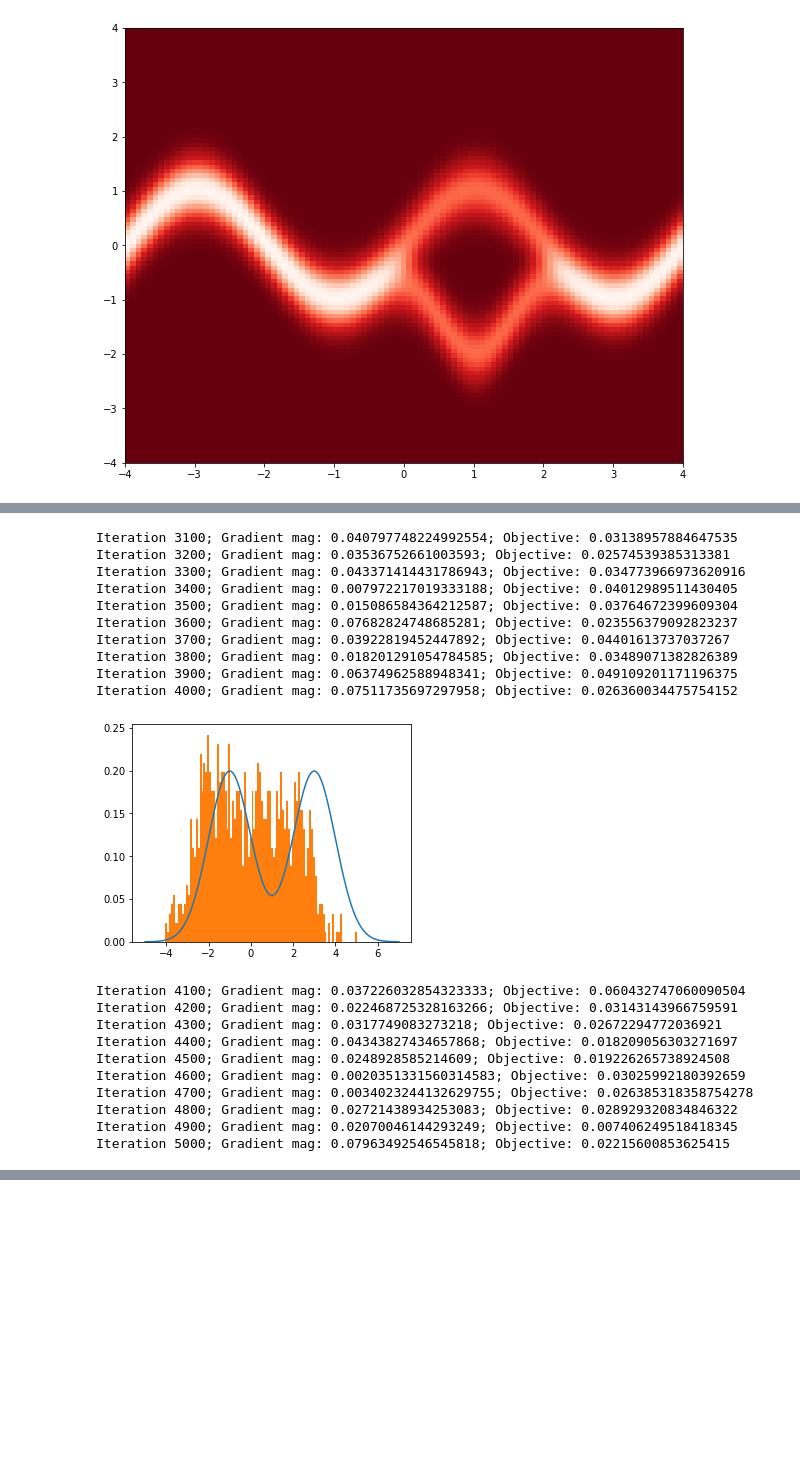
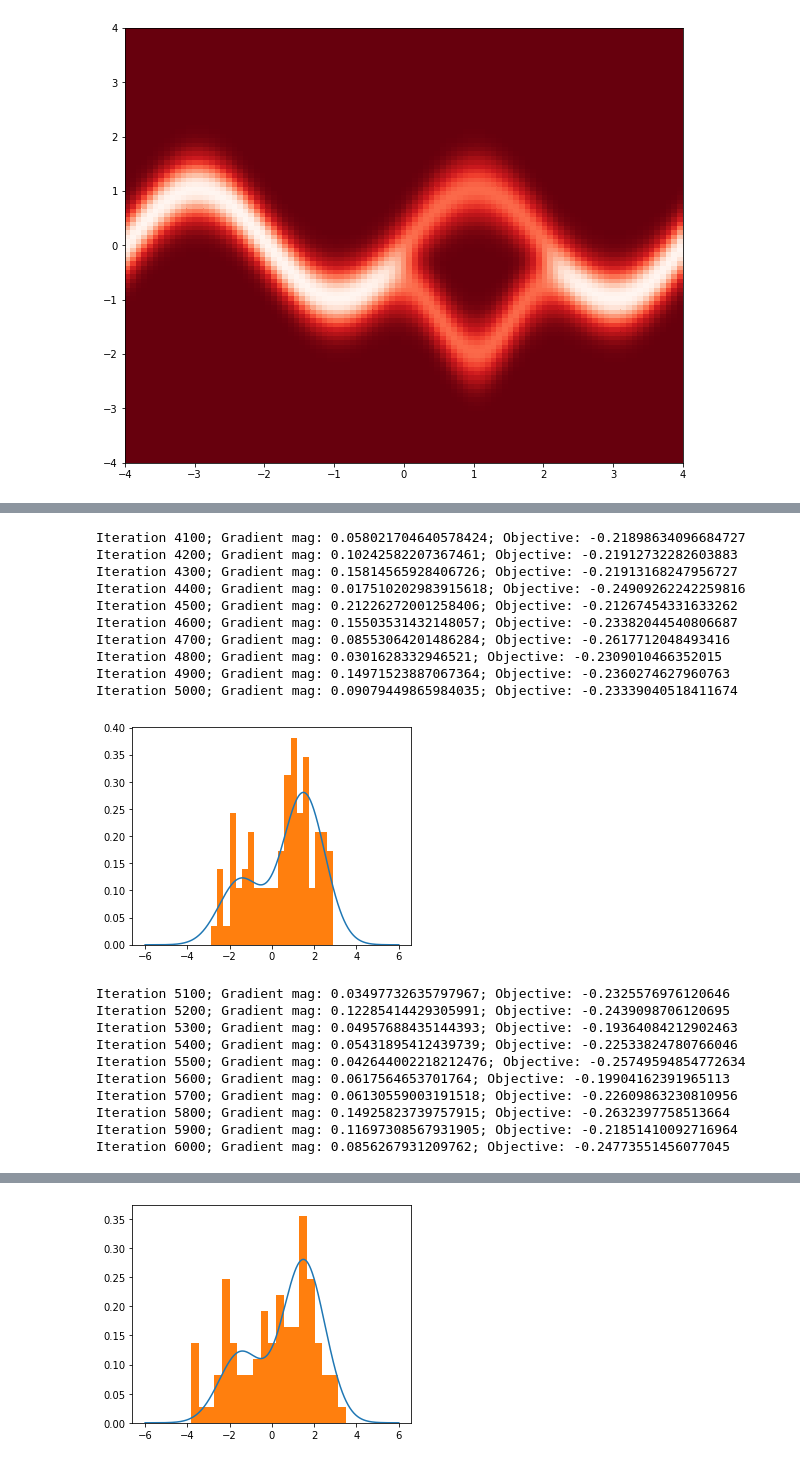
Before and after one commit to suton5/vi-normflows, a Jupyter notebook: updated_experimentation.ipynb, the cells around one changed output, grey strips where cells are left out. Cells and saved outputs as stored; diff of their text form; code cells hidden in the pictures; blank space fills up the shorter version.

```diff
--- a/updated_experimentation.ipynb
+++ b/updated_experimentation.ipynb
@@ -56,8 +56,8 @@ def p4(z):
 
 def gmm(z):
     gauss_uni = lambda x, mu, sigma: 1/np.sqrt(2*np.pi*sigma**2) * np.exp(-0.5*((x-mu)/sigma)**2)
-    pi = np.array([0.5, 0.5])
-    mu = np.array([-1, 3])
+    pi = np.array([0.3, 0.7])
+    mu = np.array([-1.5, 1.5])
     sigma = np.array([1 , 1])
     return pi[0]*gauss_uni(z, mu[0], sigma[0]) + pi[1]*gauss_uni(z, mu[1], sigma[1])
 
@@ -96,11 +96,11 @@ def gradient_create(target, eps, dim_z, num_samples, K):
 
     return variational_objective, gradient, unpack_params
 # %%
-K = 16
-dim_z = 2
+K = 2
+dim_z = 1
 num_samples = 1000
-num_iter = 60000
-func = p3
+num_iter = 10000
+func = gmm
 
 objective, gradient, unpack_params = gradient_create(func, 1e-7, dim_z, num_samples, K)
 
@@ -120,7 +120,8 @@ def callback(params, t, g):
             z_prev = z_prev + np.outer(h(np.matmul(z_prev, w) + b), u_hat)
         z_K = z_prev
         plt.figure(figsize=(5,4))
-        plt.scatter(z_K[:,0], z_K[:,1])
+#         plt.scatter(z_K[:,0], z_K[:,1])
+        plt.hist(z_K, 100, density=True)
         plt.show()
 
 
@@ -129,7 +130,7 @@ init_U = 1*np.ones((K, dim_z))
 init_b = 1*np.ones((K))
 init_params = np.concatenate((init_W.flatten(), init_U.flatten(), init_b.flatten()))
 
-variational_params = adam(gradient, init_params, callback, num_iter, 5e-4)
+variational_params = rmsprop(gradient, init_params, callback, num_iter, 5e-4)
 # %% [output]
 Iteration 0; Gradient mag: 1.2903990308303066; Objective: 11.915458248677828
 [figure]
@@ -257,19 +258,19 @@ plt.show()
 # %%
 K = 1
 dim_z = 1
-num_samples = 1000
-num_iter = 10000
+num_samples = 100
+num_iter = 7000
 func = gmm
 
 objective, gradient, unpack_params = gradient_create(func, 1e-7, dim_z, num_samples, K)
 
 objectives = []
 def callback(params, t, g):
-    if t%100 == 0:
-        print("Iteration {}; Gradient mag: {}; Objective: {}".format(t,
+    if (t+1)%100 == 0:
+        print("Iteration {}; Gradient mag: {}; Objective: {}".format(t+1,
             np.linalg.norm(gradient(params, t)), objective(params, t)))
         objectives.append(objective(params, t))
-    if t%1000 == 0:
+    if (t+1)%1000 == 0:
         W, U, B = unpack_params(params)
         z0 = np.random.randn(num_samples, dim_z)
         z_prev = z0
@@ -278,18 +279,18 @@ def callback(params, t, g):
             u_hat = (m(np.dot(w,u)) - np.dot(w,u)) * (w / np.linalg.norm(w)) + u
             z_prev = z_prev + np.outer(h(np.matmul(z_prev, w) + b), u_hat)
         z_K = z_prev
-        samples = np.linspace(-5, 7, 1201)
+        samples = np.linspace(-6, 6, 1201)
         z = np.array([gmm(samples[i]) for i in range(samples.shape[0])])
         plt.figure(figsize=(5,4))
         idx = np.argsort(samples)
         plt.plot(samples[idx], z[idx])
-        plt.hist(z_K, 100, density=True)
+        plt.hist(z_K, 20, density=True)
         plt.show()
 
 
-init_W = 1*np.ones((K, dim_z))
-init_U = 1*np.ones((K, dim_z))
-init_b = 1*np.ones((K))
+init_W = 0.1*np.ones((K, dim_z))
+init_U = 0.1*np.ones((K, dim_z))
+init_b = 0.1*np.ones((K))
 init_params = np.concatenate((init_W.flatten(), init_U.flatten(), init_b.flatten()))
 
 variational_params = adam(gradient, init_params, callback, num_iter, 5e-4)
@@ -332,21 +342,21 @@ Iteration 3000; Gradient mag: 0.03891622055449484; Objective: 0.0591472999748442
-Iteration 3100; Gradient mag: 0.040797748224992554; Objective: 0.03138957884647535
-Iteration 3200; Gradient mag: 0.03536752661003593; Objective: 0.02574539385313381
-Iteration 3300; Gradient mag: 0.043371414431786943; Objective: 0.034773966973620916
-Iteration 3400; Gradient mag: 0.007972217019333188; Objective: 0.04012989511430405
-Iteration 3500; Gradient mag: 0.015086584364212587; Objective: 0.03764672399609304
-Iteration 3600; Gradient mag: 0.07682824748685281; Objective: 0.023556379092823237
-Iteration 3700; Gradient mag: 0.03922819452447892; Objective: 0.04401613737037267
-Iteration 3800; Gradient mag: 0.018201291054784585; Objective: 0.03489071382826389
-Iteration 3900; Gradient mag: 0.06374962588948341; Objective: 0.049109201171196375
-Iteration 4000; Gradient mag: 0.07511735697297958; Objective: 0.026360034475754152
+Iteration 4100; Gradient mag: 0.058021704640578424; Objective: -0.21898634096684727
+Iteration 4200; Gradient mag: 0.10242582207367461; Objective: -0.21912732282603883
+Iteration 4300; Gradient mag: 0.15814565928406726; Objective: -0.21913168247956727
+Iteration 4400; Gradient mag: 0.017510202983915618; Objective: -0.24909262242259816
+Iteration 4500; Gradient mag: 0.21226272001258406; Objective: -0.21267454331633262
+Iteration 4600; Gradient mag: 0.15503531432148057; Objective: -0.23382044540806687
+Iteration 4700; Gradient mag: 0.08553064201486284; Objective: -0.2617712048493416
+Iteration 4800; Gradient mag: 0.0301628332946521; Objective: -0.2309010466352015
+Iteration 4900; Gradient mag: 0.14971523887067364; Objective: -0.2360274627960763
+Iteration 5000; Gradient mag: 0.09079449865984035; Objective: -0.23339040518411674
-[figure, old version]
+[figure, new version]
-Iteration 4100; Gradient mag: 0.037226032854323333; Objective: 0.060432747060090504
-Iteration 4200; Gradient mag: 0.022468725328163266; Objective: 0.03143143966759591
-Iteration 4300; Gradient mag: 0.0317749083273218; Objective: 0.02672294772036921
-Iteration 4400; Gradient mag: 0.04343827434657868; Objective: 0.018209056303271697
-Iteration 4500; Gradient mag: 0.0248928585214609; Objective: 0.019226265738924508
-Iteration 4600; Gradient mag: 0.0020351331560314583; Objective: 0.03025992180392659
-Iteration 4700; Gradient mag: 0.0034023244132629755; Objective: 0.026385318358754278
-Iteration 4800; Gradient mag: 0.02721438934253083; Objective: 0.028929320834846322
-Iteration 4900; Gradient mag: 0.02070046144293249; Objective: 0.007406249518418345
-Iteration 5000; Gradient mag: 0.07963492546545818; Objective: 0.02215600853625415
+Iteration 5100; Gradient mag: 0.03497732635797967; Objective: -0.2325576976120646
+Iteration 5200; Gradient mag: 0.12285414429305991; Objective: -0.2439098706120695
+Iteration 5300; Gradient mag: 0.04957688435144393; Objective: -0.19364084212902463
+Iteration 5400; Gradient mag: 0.05431895412439739; Objective: -0.22533824780766046
+Iteration 5500; Gradient mag: 0.042644002218212476; Objective: -0.25749594854772634
+Iteration 5600; Gradient mag: 0.0617564653701764; Objective: -0.19904162391965113
+Iteration 5700; Gradient mag: 0.06130559003191518; Objective: -0.22609863230810956
+Iteration 5800; Gradient mag: 0.14925823739757915; Objective: -0.2632397758513664
+Iteration 5900; Gradient mag: 0.11697308567931905; Objective: -0.21851410092716964
+Iteration 6000; Gradient mag: 0.0856267931209762; Objective: -0.24773551456077045
@@ -355,3 +374,4 @@ Iteration 5000; Gradient mag: 0.07963492546545818; Objective: 0.0221560085362541
+[figure, added]
 # %%
 W, U, B = unpack_params(variational_params)
 z0 = np.random.randn(1000, dim_z)
```
Also changed, not shown: parts of 4 cells of this notebook, 9 other files.
